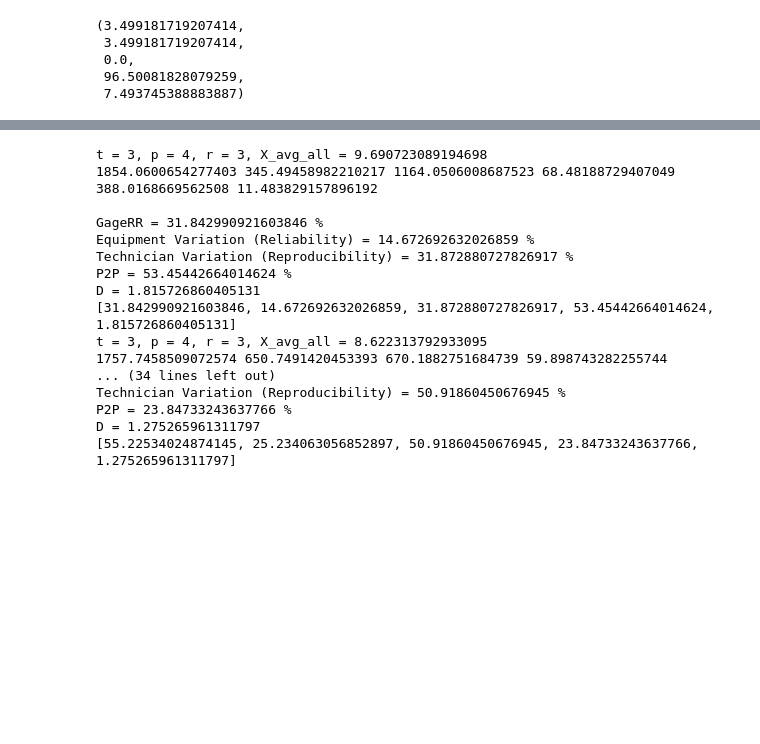
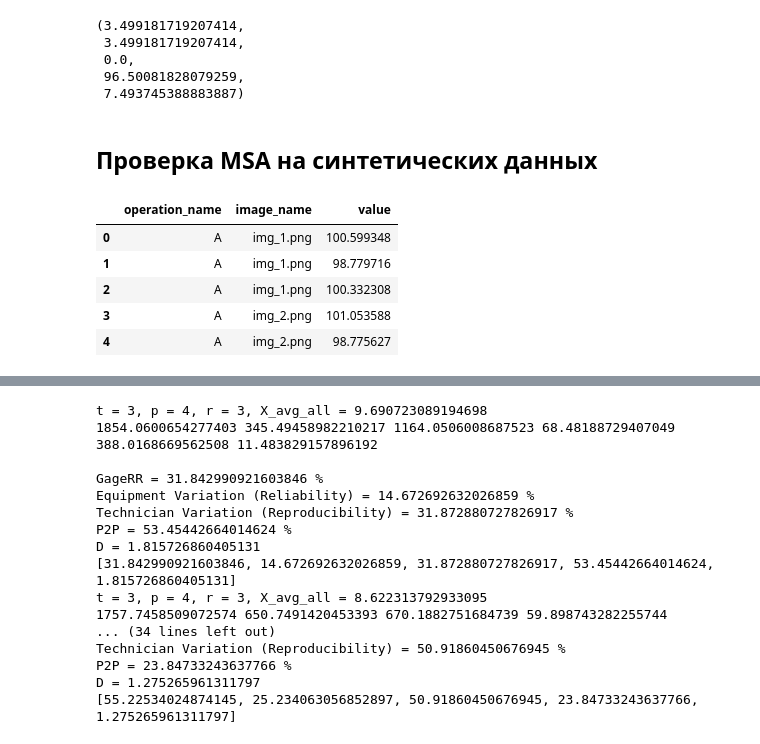
Before and after one commit to maxxxims/segmentation, a Jupyter notebook: backend/research/MSA.ipynb, the cells around one changed output, grey strips where cells are left out. Cells and saved outputs as stored; diff of their text form; code cells hidden in the pictures; blank space fills up the shorter version.

```diff
--- a/backend/research/MSA.ipynb
+++ b/backend/research/MSA.ipynb
@@ -495,3 +496,28 @@ def MSA_2(df: pd.DataFrame, col: str):
     TV = get_normalized(TV, Total_Var)
     PtP = get_normalized(PtP, Total_Var)
     return GageRR, EV, TV, PtP, D
+# %% [markdown]
+## Проверка MSA на синтетических данных
+# %%
+class CustomExample:
+    def __init__(self, value, sigma = 1):
+        self.value = value
+        self.sigma = sigma
+    def get(self):
+        return np.random.normal(self.value, self.sigma)
+# %%
+ex1 = CustomExample(100, 1)
+data = [] #[[ex1.get(), ex1.get(), ex1.get()] for i in range(4)]
+for operator_name in ['A', 'B', 'C', 'D']:
+    for i in range(1, 3):
+        for j in range(3):
+            data.append([operator_name, f'img_{i}.png', ex1.get()])
+df_test = pd.DataFrame(data, columns=['operation_name', 'image_name', 'value'])
+df_test.head()
+# %% [output]
+|  | operation_name | image_name | value |
+| 0 | A | img_1.png | 100.599348 |
+| 1 | A | img_1.png | 98.779716 |
+| 2 | A | img_1.png | 100.332308 |
+| 3 | A | img_2.png | 101.053588 |
+| 4 | A | img_2.png | 98.775627 |
```
Also changed, not shown: parts of 3 cells of this notebook.
